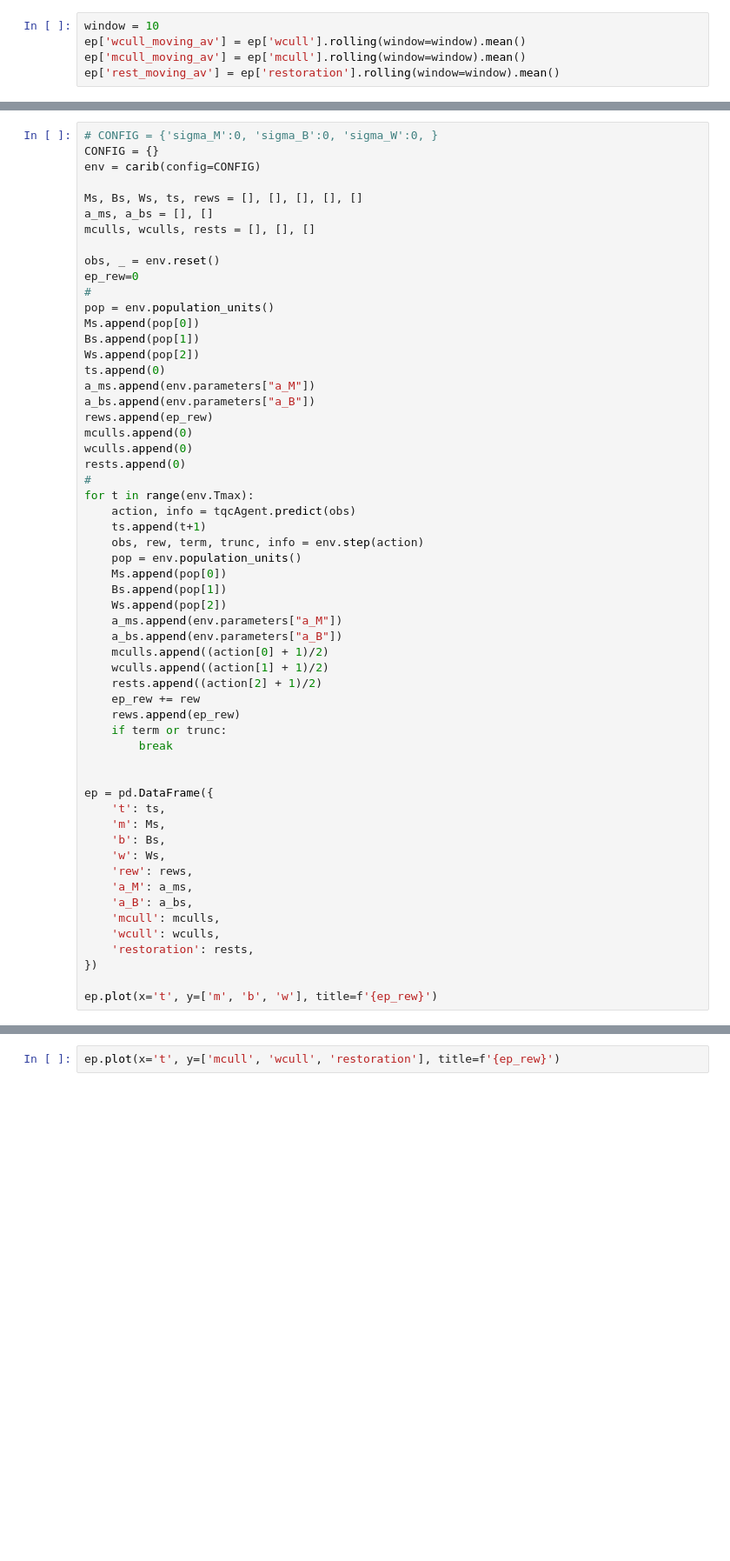
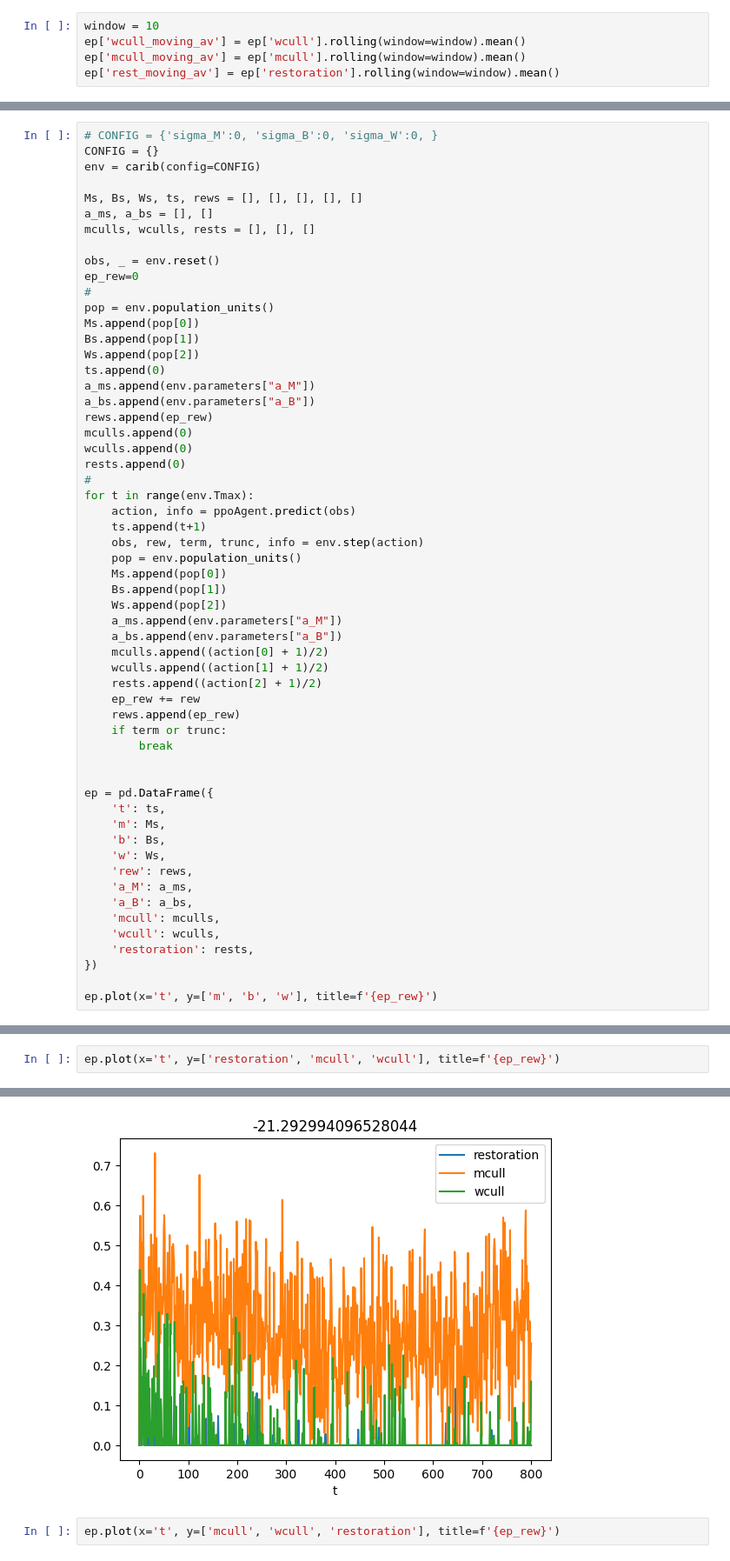
Before and after one commit to boettiger-lab/rl4caribou, a Jupyter notebook: notebooks/optimal-fixed-policy-cont.ipynb, the cells around one changed output, grey strips where cells are left out. Shown: that part at 87% size. Cells and saved outputs as stored; diff of their text form; blank space fills up the shorter version.

```diff
--- a/notebooks/optimal-fixed-policy-cont.ipynb
+++ b/notebooks/optimal-fixed-policy-cont.ipynb
@@ -280,7 +271,7 @@ wculls.append(0)
 rests.append(0)
 #
 for t in range(env.Tmax):
-    action, info = tqcAgent.predict(obs)
+    action, info = ppoAgent.predict(obs)
     ts.append(t+1)
     obs, rew, term, trunc, info = env.step(action)
     pop = env.population_units()
@@ -319,0 +309,3 @@ ep.plot(x='t', y=['m', 'b', 'w'], title=f'{ep_rew}')
+# %%
+ep.plot(x='t', y=['restoration', 'mcull', 'wcull'], title=f'{ep_rew}')
+# %% [output]
@@ -320,3 +313,4 @@ ep.plot(x='t', y=['m', 'b', 'w'], title=f'{ep_rew}')
+[figure, added]
 # %%
 ep.plot(x='t', y=['mcull', 'wcull', 'restoration'], title=f'{ep_rew}')
 # %% [output]
```
Also changed, not shown: parts of 13 cells of this notebook.
